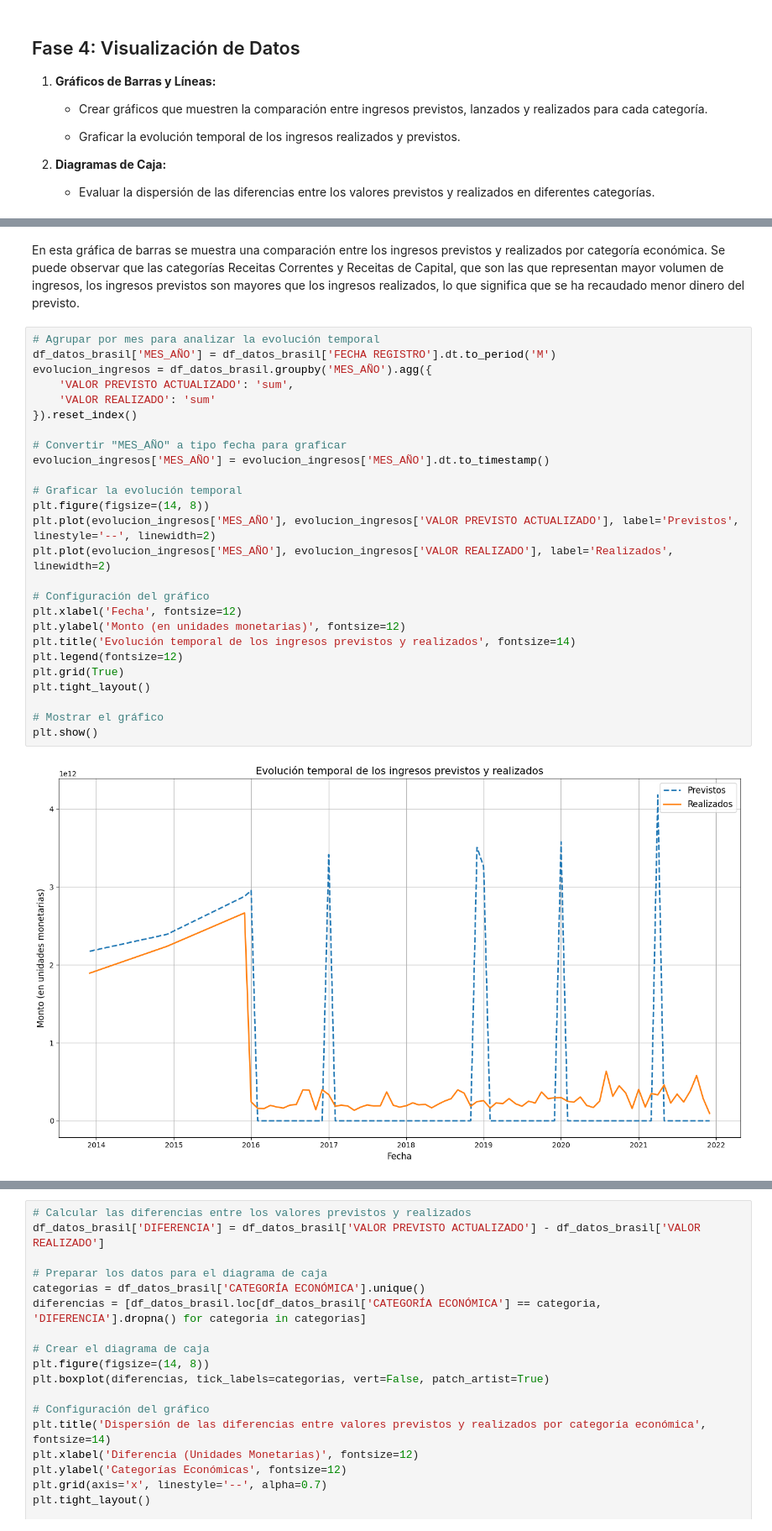
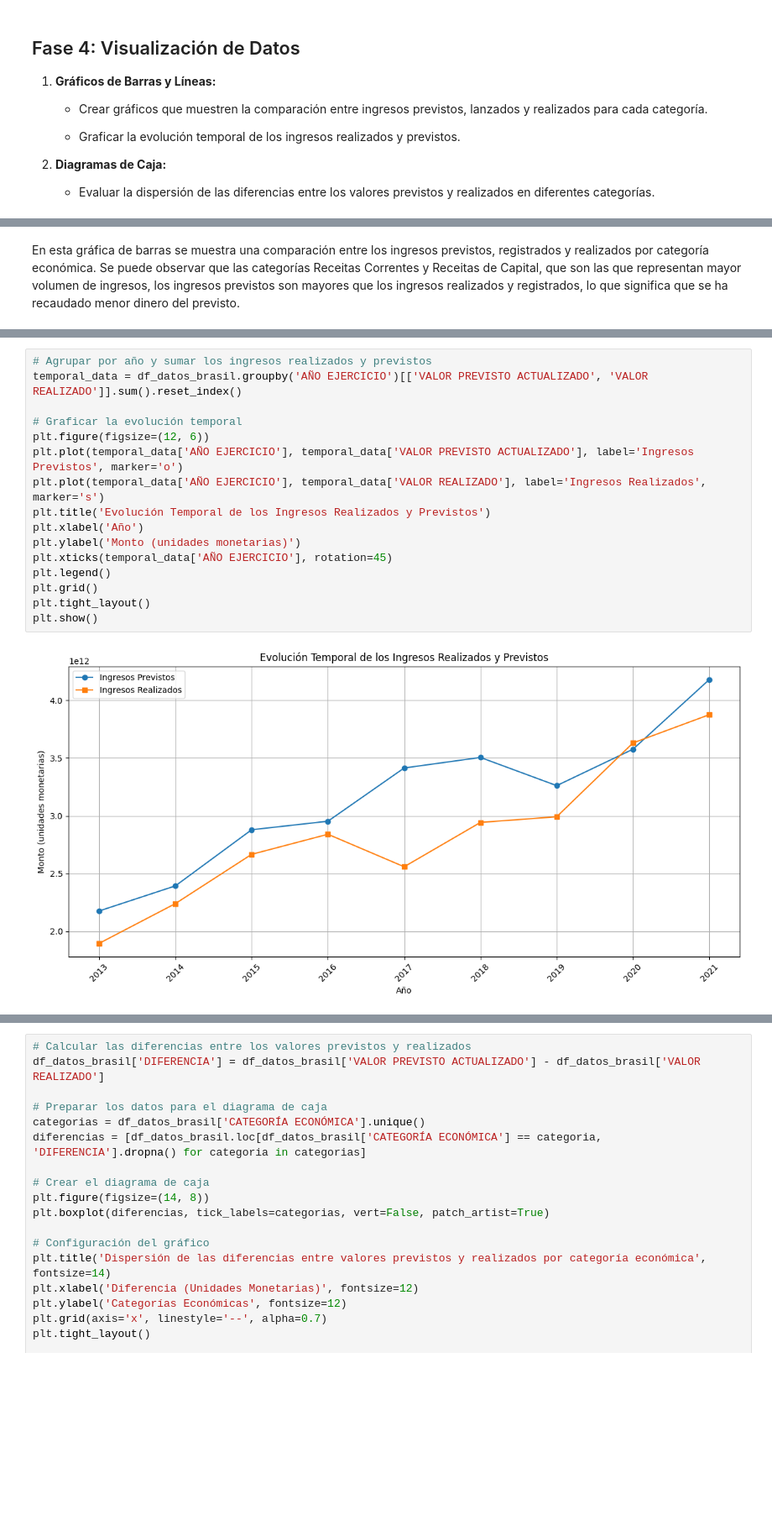
Before and after one commit to clausoler/Proyecto2_Brasil, a Jupyter notebook: ingresos_públicos_brasil.ipynb, the cells around one changed output, grey strips where cells are left out. Shown: that part at 84% size. Saved outputs shown, nothing was run; the diff lists cells and outputs as text; blank space fills up the shorter version.

```diff
--- a/ingresos_públicos_brasil.ipynb
+++ b/ingresos_públicos_brasil.ipynb
@@ -1848,36 +1843,26 @@ plt.show()
 # %% [markdown]
-En esta gráfica de barras se muestra una comparación entre los ingresos previstos y realizados por categoría económica. Se puede observar que las categorías Receitas Correntes y Receitas de Capital, que son las que representan mayor volumen de ingresos, los ingresos previstos son mayores que los ingresos realizados, lo que significa que se ha recaudado menor dinero del previsto.
+En esta gráfica de barras se muestra una comparación entre los ingresos previstos, registrados y realizados por categoría económica. Se puede observar que las categorías Receitas Correntes y Receitas de Capital, que son las que representan mayor volumen de ingresos, los ingresos previstos son mayores que los ingresos realizados y registrados, lo que significa que se ha recaudado menor dinero del previsto.
-# %%
-# Agrupar por mes para analizar la evolución temporal
-df_datos_brasil['MES_AÑO'] = df_datos_brasil['FECHA REGISTRO'].dt.to_period('M')
-evolucion_ingresos = df_datos_brasil.groupby('MES_AÑO').agg({
-    'VALOR PREVISTO ACTUALIZADO': 'sum',
-    'VALOR REALIZADO': 'sum'
-}).reset_index()
-
-# Convertir "MES_AÑO" a tipo fecha para graficar
-evolucion_ingresos['MES_AÑO'] = evolucion_ingresos['MES_AÑO'].dt.to_timestamp()
-
-# Graficar la evolución temporal
-plt.figure(figsize=(14, 8))
-plt.plot(evolucion_ingresos['MES_AÑO'], evolucion_ingresos['VALOR PREVISTO ACTUALIZADO'], label='Previstos', linestyle='--', linewidth=2)
-plt.plot(evolucion_ingresos['MES_AÑO'], evolucion_ingresos['VALOR REALIZADO'], label='Realizados', linewidth=2)
-
-# Configuración del gráfico
-plt.xlabel('Fecha', fontsize=12)
-plt.ylabel('Monto (en unidades monetarias)', fontsize=12)
-plt.title('Evolución temporal de los ingresos previstos y realizados', fontsize=14)
-plt.legend(fontsize=12)
-plt.grid(True)
-plt.tight_layout()
-
-# Mostrar el gráfico
-plt.show()
-# %% [output]
-[figure, removed]
 # %%
 df_datos_brasil.head(2)
 # %% [output]
 |  | CÓDIGO ORGANISMO SUPERIOR | NOMBRE ORGANISMO SUPERIOR | CÓDIGO ORGANISMO | NOMBRE ORGANISMO | CÓDIGO UNIDAD GESTORA | ... |
 | 0 | 63000 | Advocacia-Geral da União | 63000 | Advocacia-Geral da União - Unidad... | 110060 | ... |
 | 1 | 63000 | Advocacia-Geral da União | 63000 | Advocacia-Geral da União - Unidad... | 110060 | ... |
+# %%
+# Agrupar por año y sumar los ingresos realizados y previstos
+temporal_data = df_datos_brasil.groupby('AÑO EJERCICIO')[['VALOR PREVISTO ACTUALIZADO', 'VALOR REALIZADO']].sum().reset_index()
+
+# Graficar la evolución temporal
+plt.figure(figsize=(12, 6))
+plt.plot(temporal_data['AÑO EJERCICIO'], temporal_data['VALOR PREVISTO ACTUALIZADO'], label='Ingresos Previstos', marker='o')
+plt.plot(temporal_data['AÑO EJERCICIO'], temporal_data['VALOR REALIZADO'], label='Ingresos Realizados', marker='s')
+plt.title('Evolución Temporal de los Ingresos Realizados y Previstos')
+plt.xlabel('Año')
+plt.ylabel('Monto (unidades monetarias)')
+plt.xticks(temporal_data['AÑO EJERCICIO'], rotation=45)
+plt.legend()
+plt.grid()
+plt.tight_layout()
+plt.show()
+# %% [output]
+[figure, added]
```
Also changed, not shown: parts of 9 cells of this notebook.
